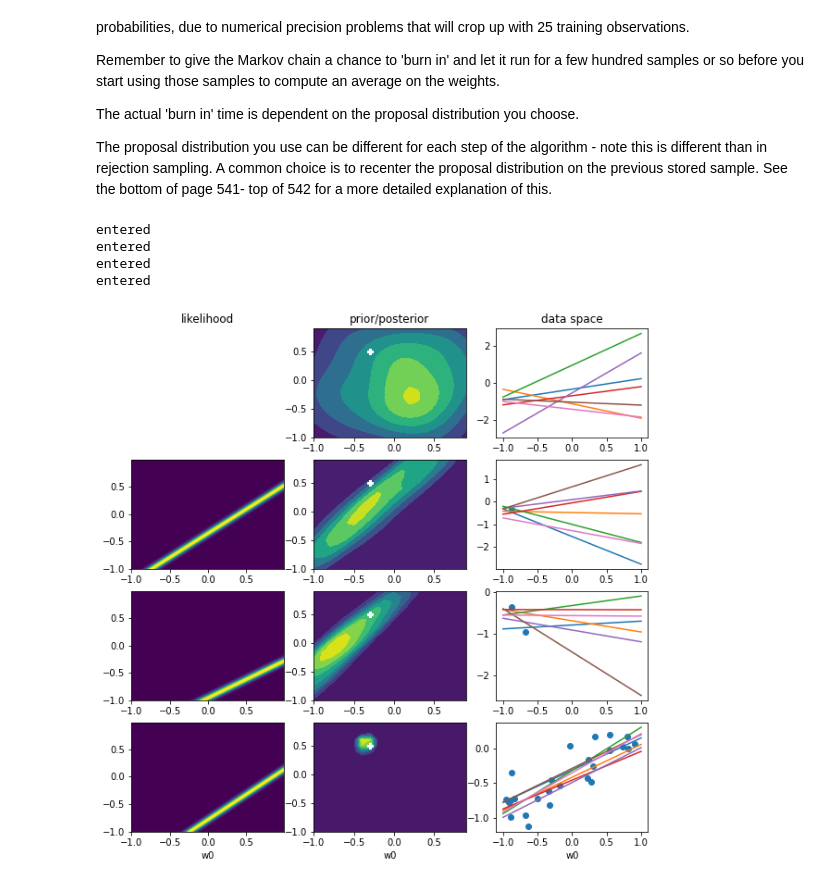
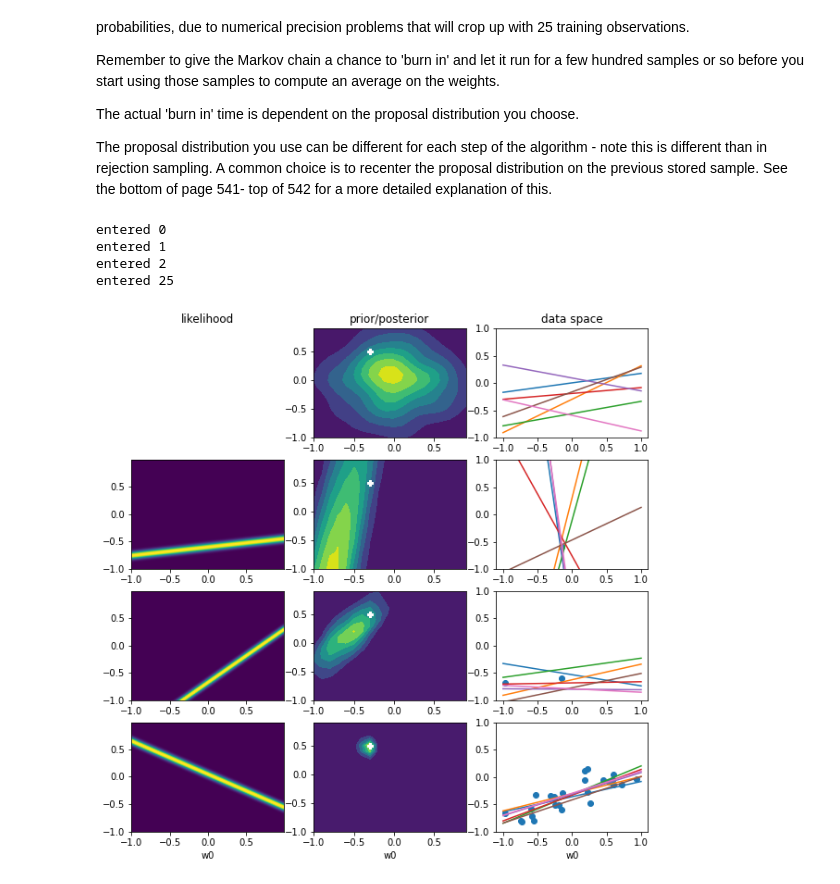
Before and after one commit to nsubbaian/BayesianML, a Jupyter notebook: Project6/BayesMLProject6.ipynb, the cells around one changed output. Cells and saved outputs as stored; diff of their text form; code cells hidden in the pictures.

```diff
--- a/Project6/BayesMLProject6.ipynb
+++ b/Project6/BayesMLProject6.ipynb
@@ -73,22 +75,21 @@ warnings.filterwarnings('ignore')
 # %%
 def Metropolis(burned, ind):
-  print("entered")
+  print("entered", ind)
   pw = [0,0]
   burn = 0
   weights = []
+  A=0
 
   while (burn < 1000):
-      prob = 0
-      cw = np.random.multivariate_normal(mean = [0,0], cov = np.eye(2))
+      cw = np.random.multivariate_normal([0,0], np.eye(2)*.2)
 
       if ind:
-        t = tn[0:ind]
-        p = np.column_stack((np.ones(x[0:ind].shape[0]), x[0:ind]))
-        precision = np.sqrt(1/beta)
-        prob = np.sum(np.log(norm.pdf(t,(np.matmul(cw,p.T)).T,precision)))-\
-         np.sum(np.log(norm.pdf(t,(np.matmul(pw, p.T)).T,precision)))
+        cw = pw + cw
+        # p can be porportional to the bayesian probability
+        A = np.sum(np.log(norm(np.matmul(cw,([np.ones(ind)] +[x[0:ind]])), np.sqrt(1/beta)).pdf(tn[0:ind])))
+        A = A - np.sum(np.log(norm(np.matmul(pw,([np.ones(ind)] +[x[0:ind]])), np.sqrt(1/beta)).pdf(tn[0:ind])))
 
-      if (prob) > np.log(np.random.rand(1)):
+      if (A) > np.log(uniform.rvs(0,1)):
         pw = cw
         burn+=1
         if burn > burned:
@@ -118,37 +119,37 @@ def priorPosterior(ax, w):
 a0 = -0.3
 a1 = 0.5
 beta = 25
 alpha = 2
 
 # choosing values of Xn from the uniform distribution U(x|-1,1)
 x = np.random.uniform(-1, 1, 25)
 # evaluating f(x, a) = a0+a1*x, then adding Gaussian noise with standard deviation of 0.2 to obtain the target values tn
 tn = a0 + a1*x + np.random.normal(0, .2, 25)
 
 # ----------------------------------------- MH  -------------------------------------------------------------------------------
 fig, ax = plt.subplots(nrows=4, ncols=3, figsize=[10, 10])
 ax[0, 0].set_title('likelihood')
 ax[0, 1].set_title('prior/posterior')
 ax[0, 2].set_title('data space')
 ax[0, 0].axis('off')
 for i in range(3): ax[3, i].set_xlabel('w0')
+vals = [0, 1, 2, 25]
 
-vals = [0, 1, 2, 25]
 for i in range(4):
   index = vals[i]
   if i >0:
     likelihood(x[index-1], tn[index-1], ax[i, 0])
     ax[i,2].scatter( x[:index], tn[:index])
-
+  ax[i,2].set_ylim(-1, 1)
   w = Metropolis(300, index)
   priorPosterior(ax[i,1], w)
 
   x_axis = np.linspace(-1,1)
   for j in np.random.randint(len(w), size=7):
     ax[i,2].plot(x_axis,w[j,0] + x_axis*w[j,1])
 # %% [output]
-entered
-entered
-entered
-entered
+entered 0
+entered 1
+entered 2
+entered 25
-[figure, old version]
+[figure, new version]
```
Also changed, not shown: parts of 2 cells of this notebook.
